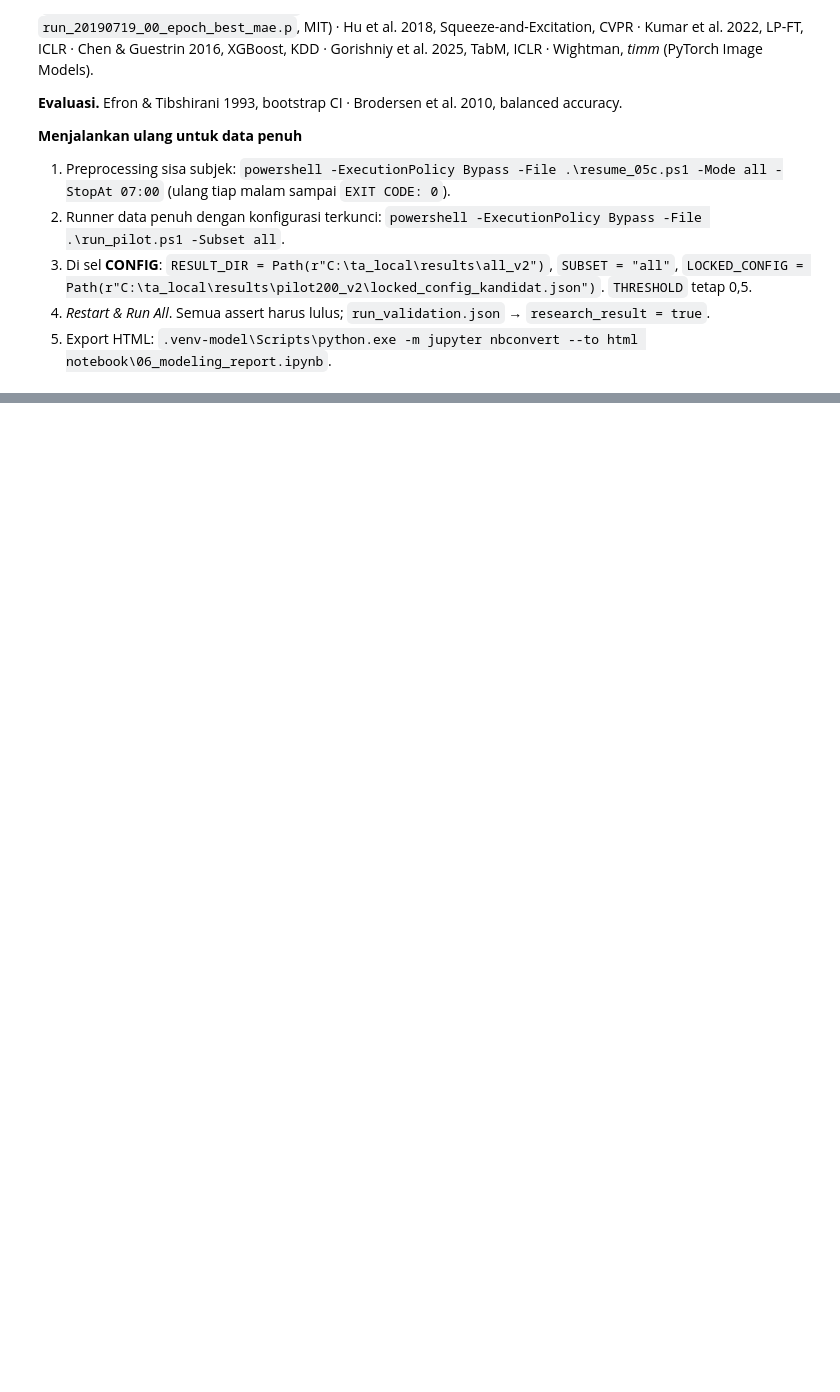
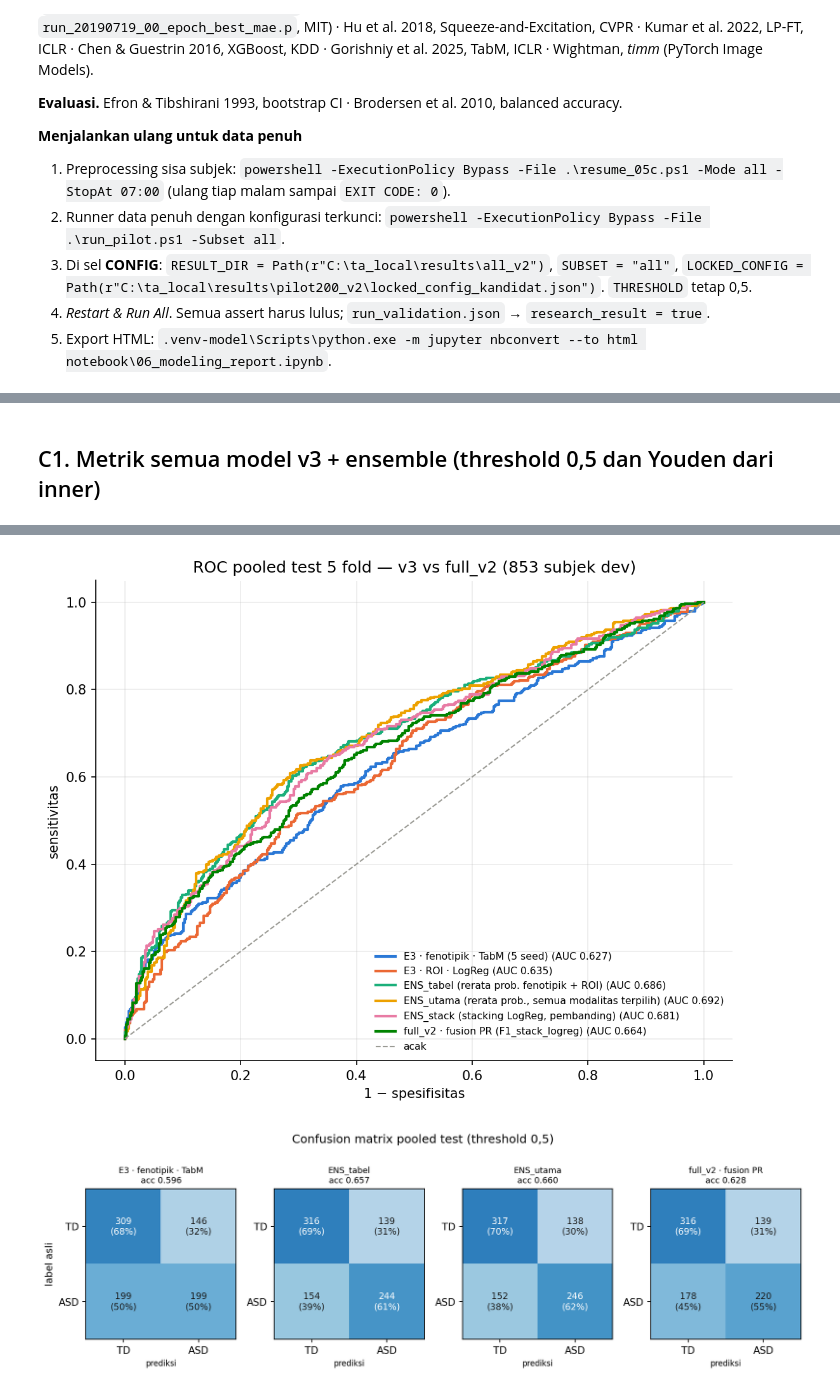
Before and after one commit to feliciacyntia/autismdetection, a Jupyter notebook: notebook/06_modeling_report.ipynb, the cells around one changed output, grey strips where cells are left out. Drawn from its saved outputs; the diff is of its cells as text; code cells hidden in the pictures; blank space fills up the shorter version.

```diff
--- a/notebook/06_modeling_report.ipynb
+++ b/notebook/06_modeling_report.ipynb
@@ -1450,0 +1791,12 @@ Gorishniy et al. 2025, TabM, ICLR · Wightman, *timm* (PyTorch Image Models).
+# %%
+V3_DIR = FULL_DIR.parent / "v3"
+VT, VF = V3_DIR / "report" / "tables", V3_DIR / "report" / "figures"
+import hashlib
+sha = hashlib.sha256((V3_DIR / "locked_config_v3.json").read_bytes()).hexdigest()
+assert sha == (V3_DIR / "locked_config_v3.sha256").read_text(encoding="utf-8").split()[0], "config v3 berubah setelah dikunci"
+st3 = pd.read_csv(V3_DIR / "status.csv")
+assert (st3.status == "done").all(), "ada unit v3 belum done/gagal"
+print(f"config v3 terkunci: {sha[:16]} | unit v3: {len(st3)} done, gagal 0")
+display(pd.read_csv(VT / "V1_seleksi_inner.csv"))
+display(Markdown("**Terpilih per modalitas (skor inner tertinggi; masuk ensemble bila ≥ 0,55):** " +
+                 ", ".join(f"{k}: `{v['model']}` ({v['skor']:.3f})" for k, v in json.loads((V3_DIR / 'report' / 'selection_final.json').read_text(encoding='utf-8'))['seleksi'].items())))
@@ -1450,0 +1823,10 @@ Gorishniy et al. 2025, TabM, ICLR · Wightman, *timm* (PyTorch Image Models).
+# %% [markdown]
+## C1. Metrik semua model v3 + ensemble (threshold 0,5 dan Youden dari inner)
+# %%
+V2t = pd.read_csv(VT / "V2_metrik_semua_model.csv")
+cols = ["model", "Accuracy pooled [95% CI]", "BA pooled [95% CI]", "F1 macro pooled [95% CI]", "AUC pooled [95% CI]",
+        "Sens pooled [95% CI]", "Spes pooled [95% CI]", "Accuracy fold (mean ± SD)", "AUC fold (mean ± SD)"]
+display(V2t[V2t.threshold == "0,5"][cols].reset_index(drop=True))
+display(V2t[V2t.threshold != "0,5"][["model", "Accuracy pooled [95% CI]", "BA pooled [95% CI]", "Sens pooled [95% CI]", "Spes pooled [95% CI]"]].reset_index(drop=True))
+display(Image(filename=str(VF / "V_roc.png"))); display(Image(filename=str(VF / "V_confusion.png")))
+# %% [output]
@@ -1450,0 +1867,2 @@ Gorishniy et al. 2025, TabM, ICLR · Wightman, *timm* (PyTorch Image Models).
+[figure, added]
+[figure, added]
```
Also changed, not shown: parts of 41 cells of this notebook, 16 other files.
